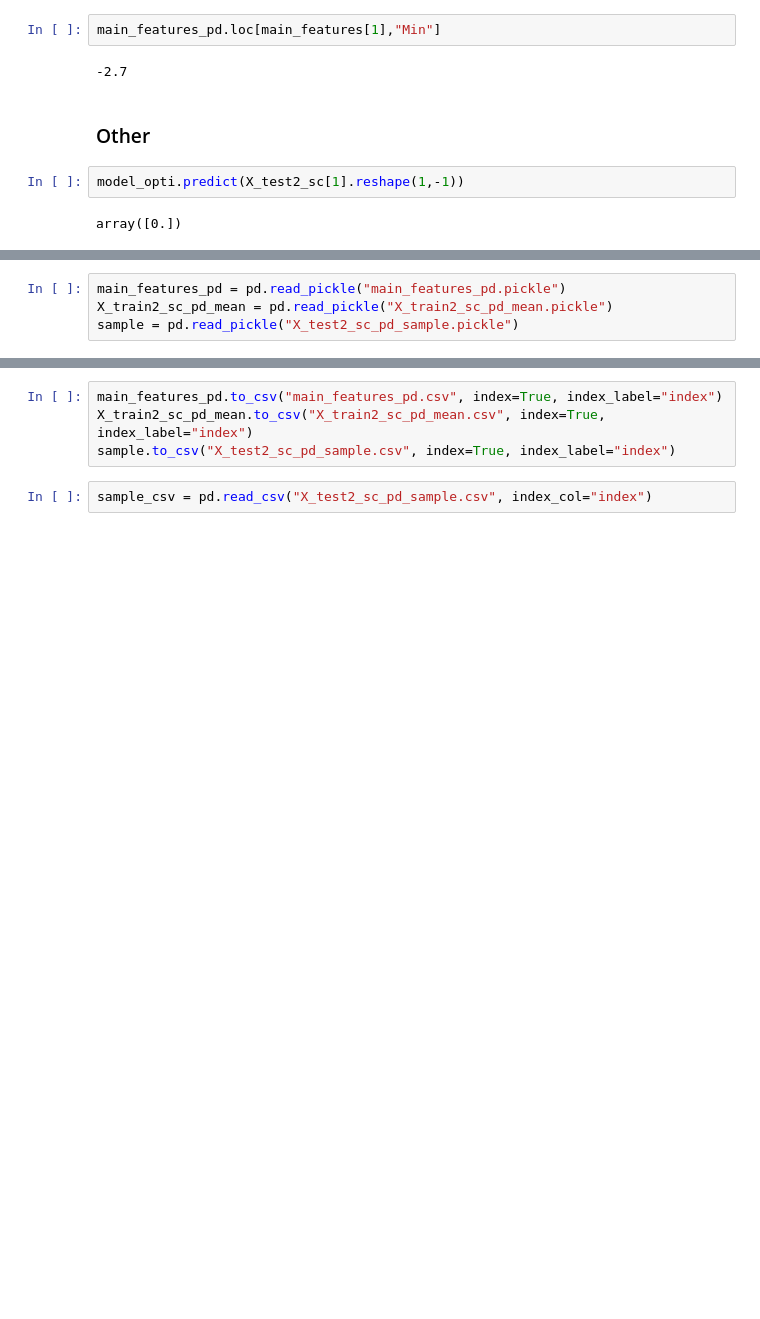
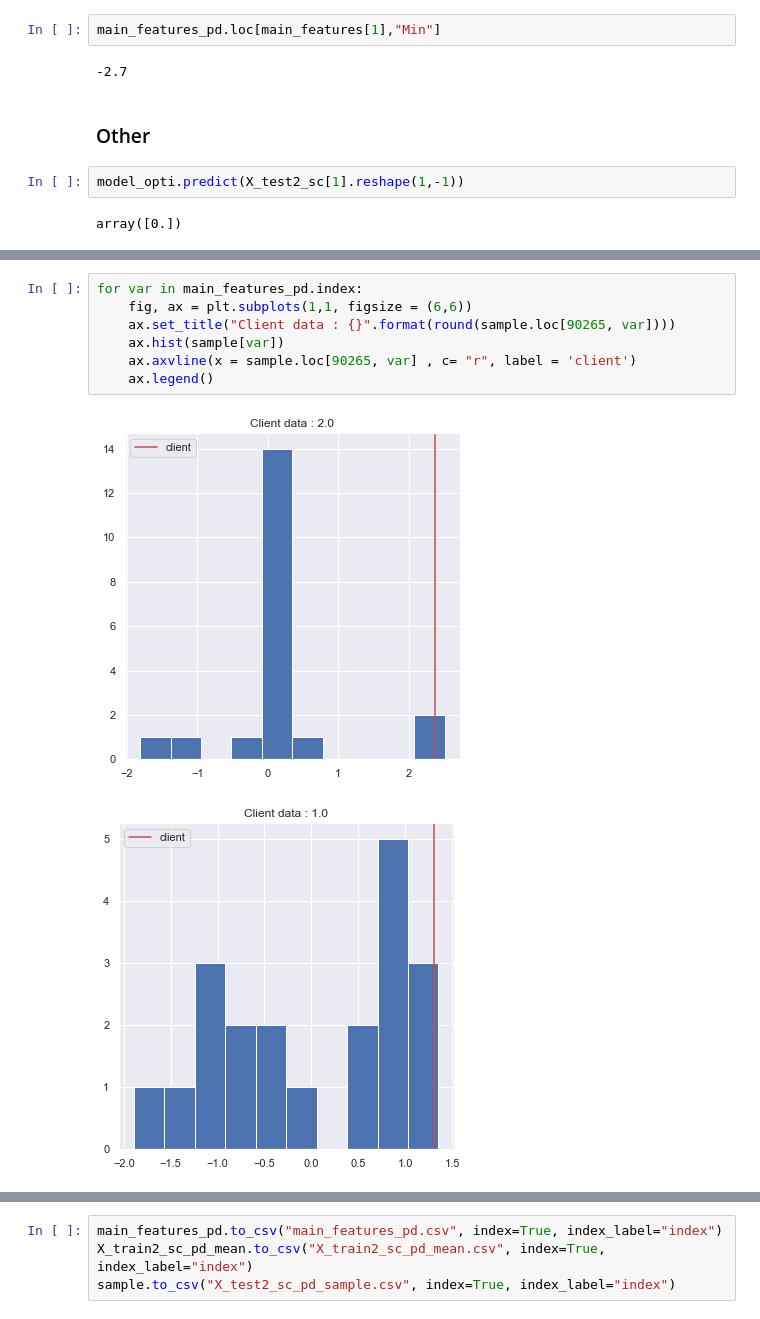
Before and after one commit to Neclis/OC7, a Jupyter notebook: P7_Scoring_01_Modelisation_MN.ipynb, the cells around one changed output, grey strips where cells are left out. Saved outputs shown, nothing was run; the diff lists cells and outputs as text; blank space fills up the shorter version.

```diff
--- a/P7_Scoring_00_Martinez_Nicolas_Modelisation.ipynb
+++ b/P7_Scoring_01_Modelisation_MN.ipynb
@@ -804,4 +739,0 @@ for i,var in enumerate(main_features_pd.index):
-# %%
-main_features_pd = pd.read_pickle("main_features_pd.pickle")
-X_train2_sc_pd_mean = pd.read_pickle("X_train2_sc_pd_mean.pickle")
-sample = pd.read_pickle("X_test2_sc_pd_sample.pickle")
@@ -807,0 +761,10 @@ sample = pd.read_pickle("X_test2_sc_pd_sample.pickle")
+# %%
+for var in main_features_pd.index:
+    fig, ax = plt.subplots(1,1, figsize = (6,6))
+    ax.set_title("Client data : {}".format(round(sample.loc[90265, var])))
+    ax.hist(sample[var])
+    ax.axvline(x = sample.loc[90265, var] , c= "r", label = 'client')
+    ax.legend()
+# %% [output]
+[figure, added]
+[figure, added]
@@ -809,5 +780,3 @@ sample = pd.read_pickle("X_test2_sc_pd_sample.pickle")
 main_features_pd.to_csv("main_features_pd.csv", index=True, index_label="index")
 X_train2_sc_pd_mean.to_csv("X_train2_sc_pd_mean.csv", index=True, index_label="index")
 sample.to_csv("X_test2_sc_pd_sample.csv", index=True, index_label="index")
-# %%
-sample_csv = pd.read_csv("X_test2_sc_pd_sample.csv", index_col="index")
```
Also changed, not shown: parts of 44 cells of this notebook, 6 other files.
